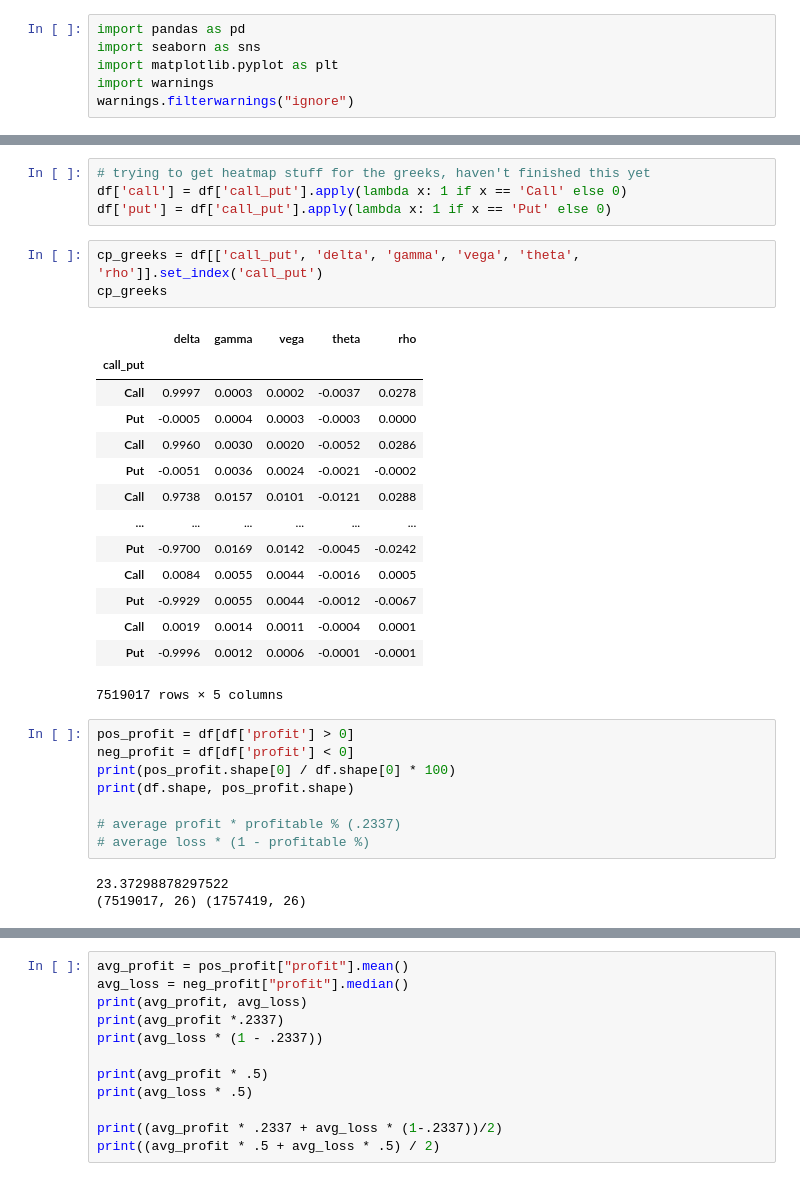
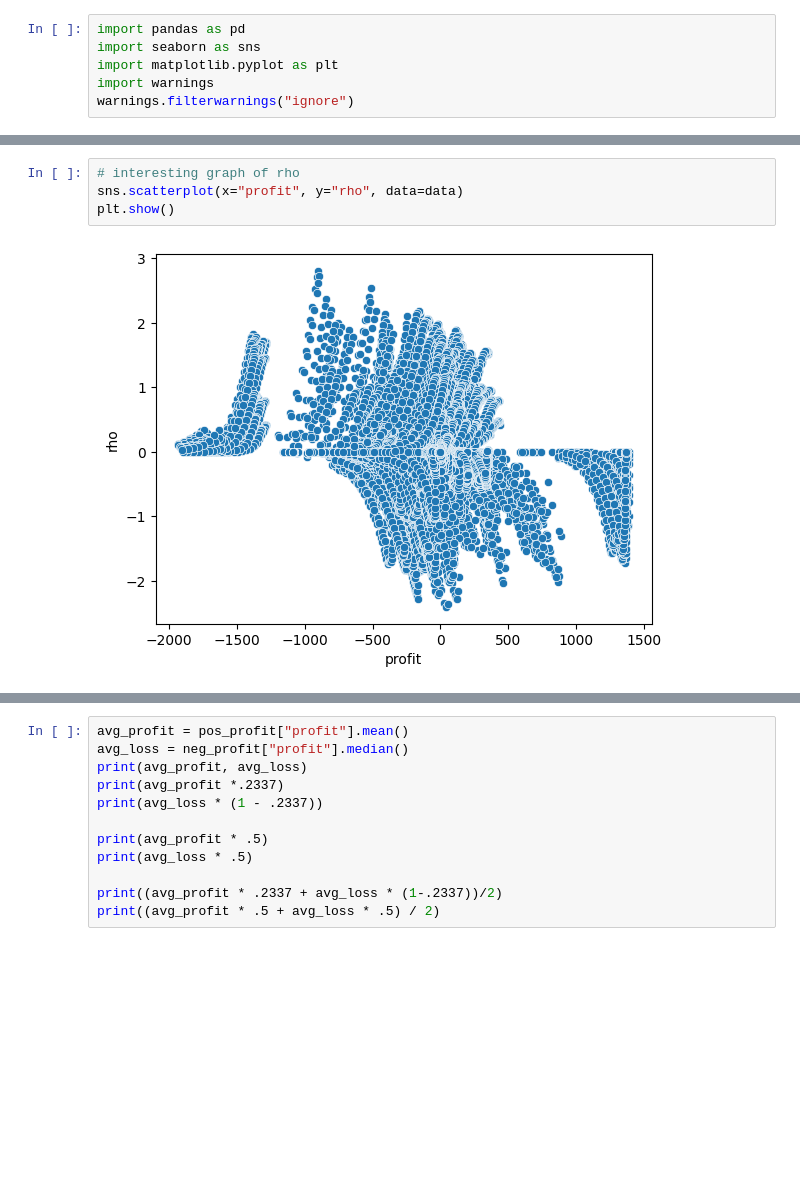
Before and after one commit to ImAHappyDuck/capstone, a Jupyter notebook: Avisual.ipynb, the cells around one changed output, grey strips where cells are left out. Saved outputs shown, nothing was run; the diff lists cells and outputs as text; blank space fills up the shorter version.

```diff
--- a/Avisual.ipynb
+++ b/Avisual.ipynb
@@ -201,33 +67,6 @@ df
-# %%
-# trying to get heatmap stuff for the greeks, haven't finished this yet
-df['call'] = df['call_put'].apply(lambda x: 1 if x == 'Call' else 0)
-df['put'] = df['call_put'].apply(lambda x: 1 if x == 'Put' else 0)
-# %%
-cp_greeks = df[['call_put', 'delta', 'gamma', 'vega', 'theta', 'rho']].set_index('call_put')
-cp_greeks
-# %% [output]
-|  | delta | gamma | vega | theta | rho |
-| call_put |  |  |  |  |  |
-| Call | 0.9997 | 0.0003 | 0.0002 | -0.0037 | 0.0278 |
-| Put | -0.0005 | 0.0004 | 0.0003 | -0.0003 | 0.0000 |
-| Call | 0.9960 | 0.0030 | 0.0020 | -0.0052 | 0.0286 |
-| Put | -0.0051 | 0.0036 | 0.0024 | -0.0021 | -0.0002 |
-| Call | 0.9738 | 0.0157 | 0.0101 | -0.0121 | 0.0288 |
-| ... | ... | ... | ... | ... | ... |
-| Put | -0.9700 | 0.0169 | 0.0142 | -0.0045 | -0.0242 |
-| Call | 0.0084 | 0.0055 | 0.0044 | -0.0016 | 0.0005 |
-| Put | -0.9929 | 0.0055 | 0.0044 | -0.0012 | -0.0067 |
-| Call | 0.0019 | 0.0014 | 0.0011 | -0.0004 | 0.0001 |
-| Put | -0.9996 | 0.0012 | 0.0006 | -0.0001 | -0.0001 |
-7519017 rows × 5 columns
-# %%
-pos_profit = df[df['profit'] > 0]
-neg_profit = df[df['profit'] < 0]
-print(pos_profit.shape[0] / df.shape[0] * 100)
-print(df.shape, pos_profit.shape)
-
-# average profit * profitable % (.2337)
-# average loss * (1 - profitable %)
-# %% [output]
-23.37298878297522
-(7519017, 26) (1757419, 26)
+# %%
+# interesting graph of rho
+sns.scatterplot(x="profit", y="rho", data=data)
+plt.show()
+# %% [output]
+[figure, added]
```
Also changed, not shown: parts of 16 cells of this notebook, 1 other file.
